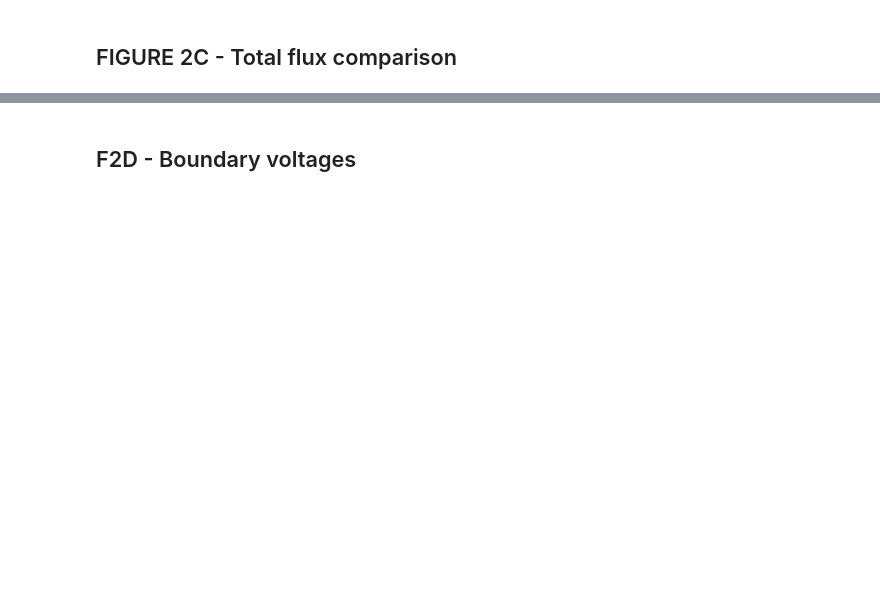
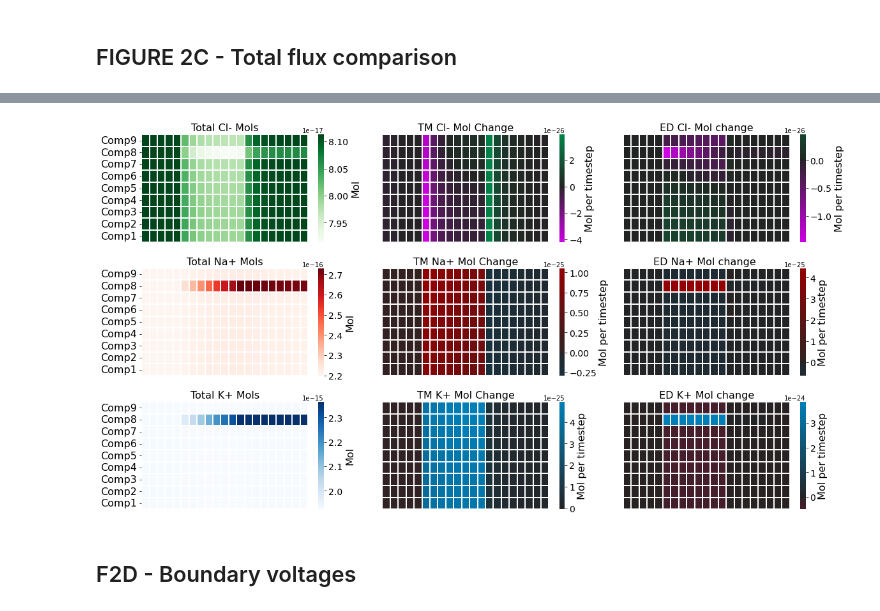
Before and after one commit to Eran707/msc_code_repo, a Jupyter notebook: Figure_2_Zchange.ipynb, the cells around one changed output, grey strips where cells are left out. Saved outputs shown, nothing was run; the diff lists cells and outputs as text; code cells hidden in the pictures; blank space fills up the shorter version.

```diff
--- a/Figure_2_Zchange.ipynb
+++ b/Figure_2_Zchange.ipynb
@@ -748,8 +758,8 @@ def btn_f2c_clicked(b):
 
 
     bins = 20
-    heat_start_int = 500
-    heat_end_int = 9000
+    heat_start_int = 1250
+    heat_end_int = 7500
     heat_total_int = heat_end_int - heat_start_int
     bin_int = round(heat_total_int/bins)
 
@@ -865,33 +875,34 @@ def btn_f2c_clicked(b):
     #g_upper_left.set_ylabel("Compartment",fontsize=10)
     #g.set_yticklabels(comp_names_arr[::-1], fontsize=8, rotation=0)
     cbar = g.collections[0].colorbar
     cbar.ax.tick_params(labelsize=14)
     cbar.ax.set_ylabel("Mol per timestep",fontsize=16)
     ax_cl_ed.set_title("ED Cl- Mol change",fontsize=16)
 
     g = sns.heatmap(na_ed_arr,cmap=na_cmap,center=0.00,xticklabels=False, yticklabels=False, cbar_kws={'pad':0.05,'label':'Mol per time step', 'orientation':'vertical' }, ax=ax_na_ed,linewidth=0.01 )
     #g_upper_mid.set_ylabel("Compartment",fontsize=10)
     #g_lower_mid.set_yticklabels(bound_names_arr, fontsize=8, rotation=0)
     cbar = g.collections[0].colorbar
     cbar.ax.tick_params(labelsize=14)
     cbar.ax.set_ylabel("Mol per timestep",fontsize=16)
     ax_na_ed.set_title("ED Na+ Mol change ",fontsize=16)
 
     g = sns.heatmap(k_ed_arr,cmap=k_cmap,center=0.00,xticklabels=False, yticklabels=False, cbar_kws={'pad':0.05,'label':'Mol per time step', 'orientation':'vertical' }, ax=ax_k_ed,linewidth=0.01 )
     #g_upper_right.set_ylabel("Compartment",fontsize=10)
     #g_lower_right.set_yticklabels(bound_names_arr, fontsize=8, rotation=0)
     cbar = g.collections[0].colorbar
     cbar.ax.tick_params(labelsize=14)
     cbar.ax.set_ylabel("Mol per timestep",fontsize=16)
     ax_k_ed.set_title("ED K+ Mol change",fontsize=16)
 
 
 
 
 btn_f2c.on_click(btn_f2c_clicked)
 # %% [output]
 [interactive output not drawn]
 [interactive output not drawn]
+[figure, added]
 # %% [markdown]
 ## F2D - Boundary voltages
 # %%
```
Also changed, not shown: parts of 7 cells of this notebook, 14 other files.
